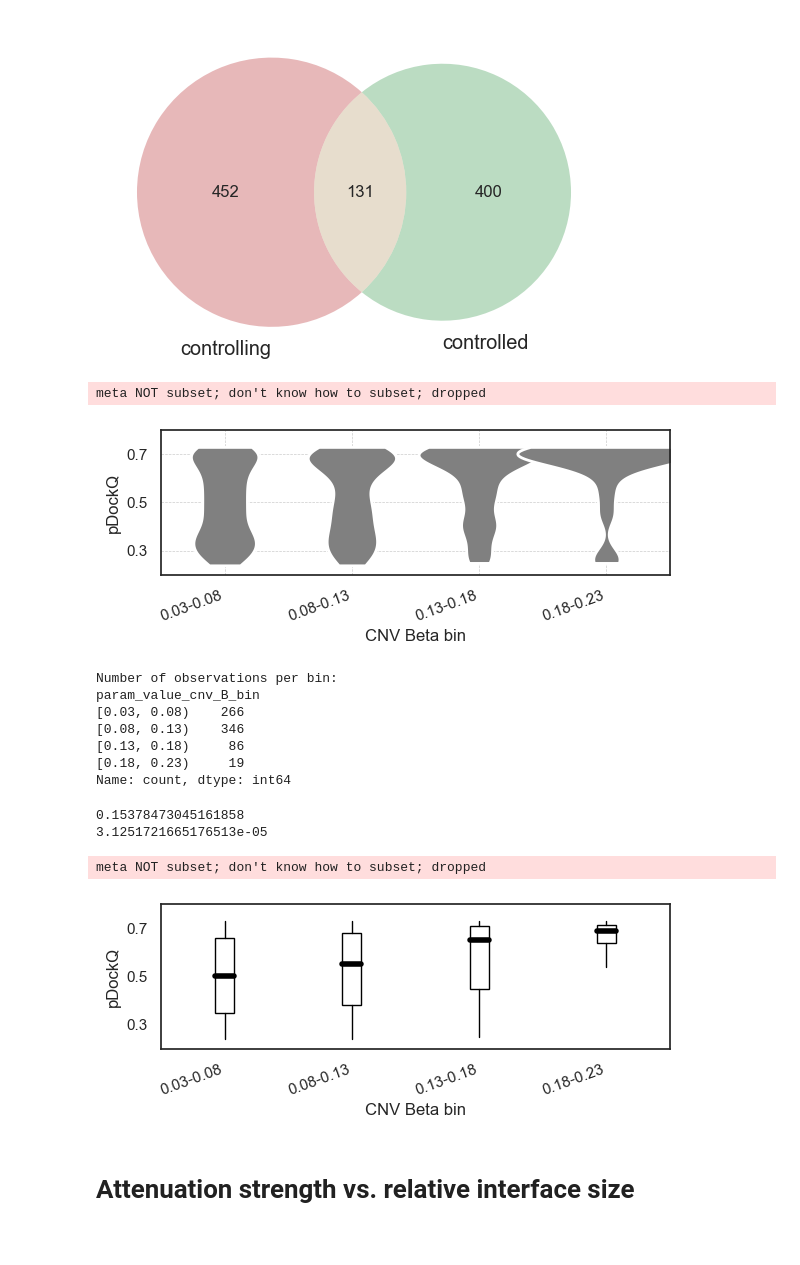
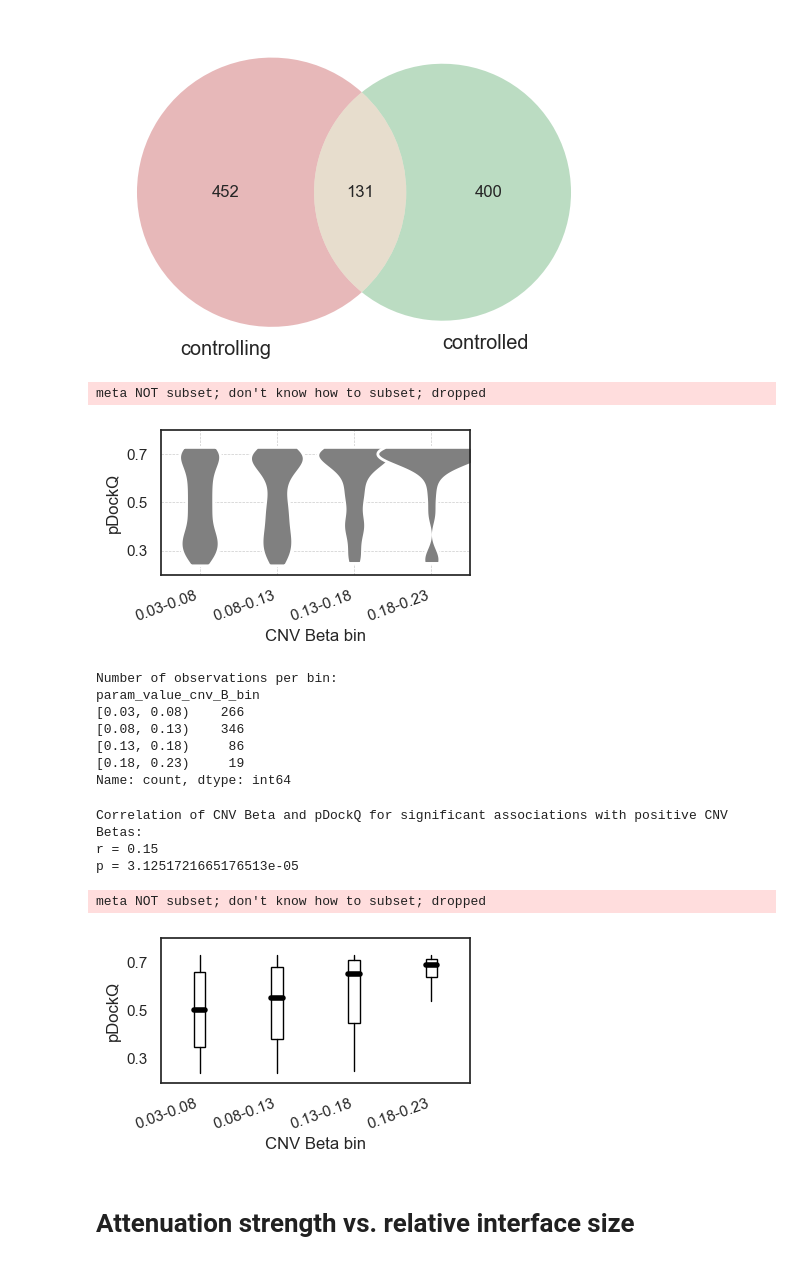
Before and after one commit to marcmuellerETHZ/somatic_mutations_protein_abundance, a Jupyter notebook: data_viz.ipynb, the cells around one changed output. Saved outputs shown, nothing was run; the diff lists cells and outputs as text; code cells hidden in the pictures.

```diff
--- a/data_viz.ipynb
+++ b/data_viz.ipynb
@@ -438,7 +434,7 @@ custom_palette = ['white', 'white', 'white', 'white', 'white', 'white']
 custom_palette = ['grey', 'grey', 'grey', 'grey', 'grey', 'grey']
 
 # Make the violin plot with the custom color palette
-plt.figure(figsize=(6, 2.5))  # Adjust the size of the figure as needed
+plt.figure(figsize=(4, 2.5))
 ax = sns.violinplot(data=dat_plot, x='param_value_cnv_B_bin', y='pDockQ',
                     palette=custom_palette, width=1.4,
                     inner=None, linewidth=2, bw=0.3, cut=0)
@@ -448,34 +444,34 @@ for violin in ax.collections:
 
 # Generate x-tick labels using the bins array
 xticklabels = [f"{bins[i]:.2f}-{bins[i+1]:.2f}" for i in range(len(bins)-1)]
 
 # Set the x-tick labels
 ax.set_xticklabels(xticklabels, rotation=20, ha='right')
 
 # Add grid lines for better readability
 ax.grid(True, which='both', linestyle='--', linewidth=0.5)
 
 # Add horizontal grid lines at specific pDockQ values
 grid_values = np.arange(0.3, 0.8, 0.2)
 ax.set_yticks(grid_values)
 ax.grid(True, which='both', linestyle='--', linewidth=0.5, axis='x')
 
 plt.ylim(0.2, 0.8)
 
 plt.xlabel("CNV Beta bin")
 
 # Figure export settings
 plt.tight_layout()
 plt.rcParams['pdf.fonttype'] = 42
 plt.rcParams['svg.fonttype'] = 'none'
 figure_path = os.path.join(full_path_figures, "pQTL_D_violin.pdf")
 plt.savefig(figure_path, dpi=300, transparent=True)
 
 # Show the plot
 plt.show()
 # %% [output]
 meta NOT subset; don't know how to subset; dropped
-[figure, old version]
+[figure, new version]
 # %%
 # Count the number of observations in each bin
 bin_counts = dat_plot['param_value_cnv_B_bin'].value_counts().sort_index()
@@ -493,11 +489,13 @@ param_value_cnv_B_bin
 Name: count, dtype: int64
 # %%
 r_value, p_value = stats.pearsonr(dat_pos_sig['param_value_cnv_B'], dat_pos_sig['pDockQ'])
-print(r_value)
-print(p_value)
+print(f"Correlation of CNV Beta and pDockQ for significant associations with positive CNV Betas:")
+print(f"r = {round(r_value, 2)}")
+print(f"p = {p_value}")
 # %% [output]
-0.15378473045161858
-3.1251721665176513e-05
+Correlation of CNV Beta and pDockQ for significant associations with positive CNV Betas:
+r = 0.15
+p = 3.1251721665176513e-05
 # %%
 dat_plot = dat_pos_sig.copy()
 
@@ -510,7 +508,7 @@ bins = np.arange(start=min_beta, stop=max_beta + bin_size, step=bin_size)  # Inc
 # Assign each value to a bin
 dat_plot['param_value_cnv_B_bin'] = pd.cut(dat_plot['param_value_cnv_B'], bins=bins, include_lowest=True, right=False)
 
-plt.figure(figsize=(6, 2.5))
+plt.figure(figsize=(4, 2.5))
 ax = sns.boxplot(data=dat_plot, x='param_value_cnv_B_bin', y='pDockQ',
                  width=0.15, linewidth=1, fliersize=0,
                  boxprops=dict(facecolor="white", edgecolor="black"),
@@ -548,7 +546,7 @@ plt.savefig(figure_path, dpi=300, transparent=True)
 plt.show()
 # %% [output]
 meta NOT subset; don't know how to subset; dropped
-[figure, old version]
+[figure, new version]
 # %% [markdown]
 # Attenuation strength vs. relative interface size
 # %%
```
Also changed, not shown: parts of 24 cells of this notebook, 3 other files.
